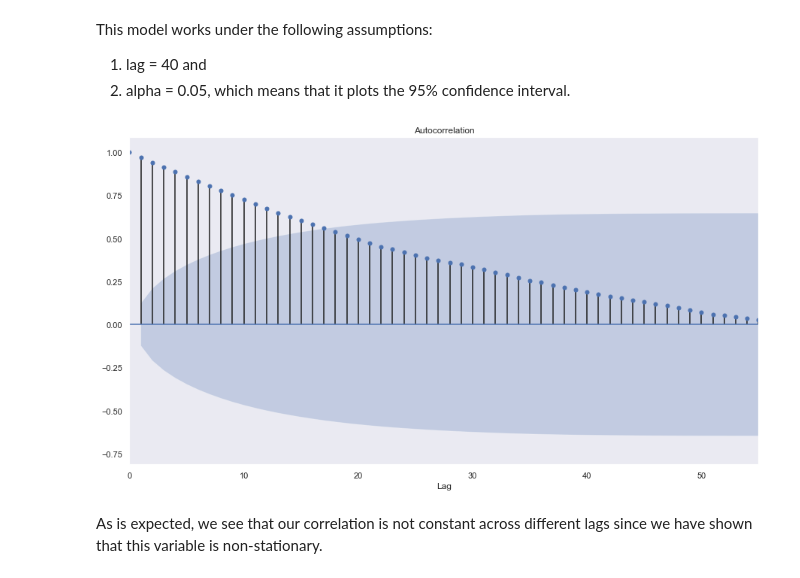
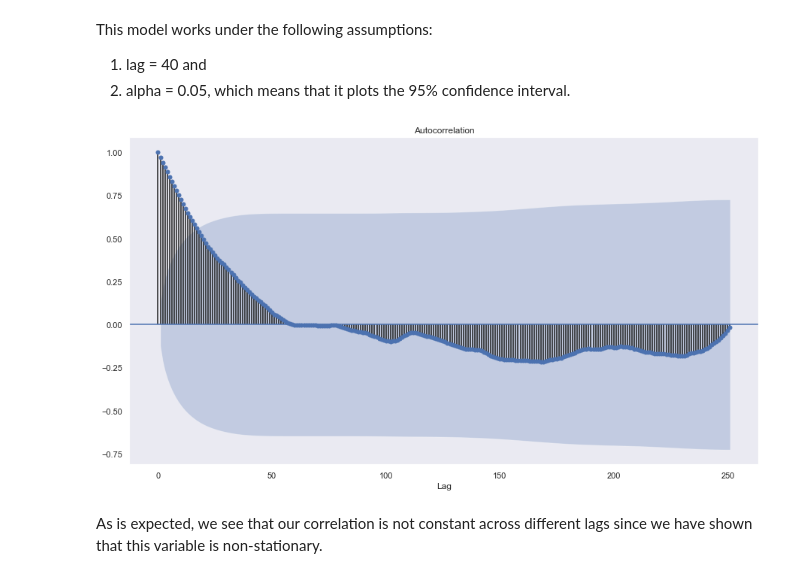
Before and after one commit to zhouandrewc/ThinkStats2, a Jupyter notebook: project2/project2.ipynb, the cells around one changed output. Cells and saved outputs as stored; diff of their text form; code cells hidden in the pictures.

```diff
--- a/project2/project2.ipynb
+++ b/project2/project2.ipynb
@@ -212,13 +214,13 @@ This model works under the following assumptions:
 2. alpha = 0.05, which means that it plots the 95% confidence interval.
 # %%
 from statsmodels.graphics.tsaplots import plot_acf, plot_pacf
-plot_acf(prices)
+plot_acf(prices[::])
 plt.xlabel("Lag")
-plt.xlim(0, 55)
+# plt.xlim(0, 55)
 plt.savefig("acf1.png", bbox_inches="tight", ext="png")
 plt.show()
 # %% [output]
-[figure, old version]
+[figure, new version]
 # %% [markdown]
 As is expected, we see that our correlation is not constant across different lags since we have shown that this variable is non-stationary.
 # %% [markdown]
```
Also changed, not shown: parts of 7 cells of this notebook.
